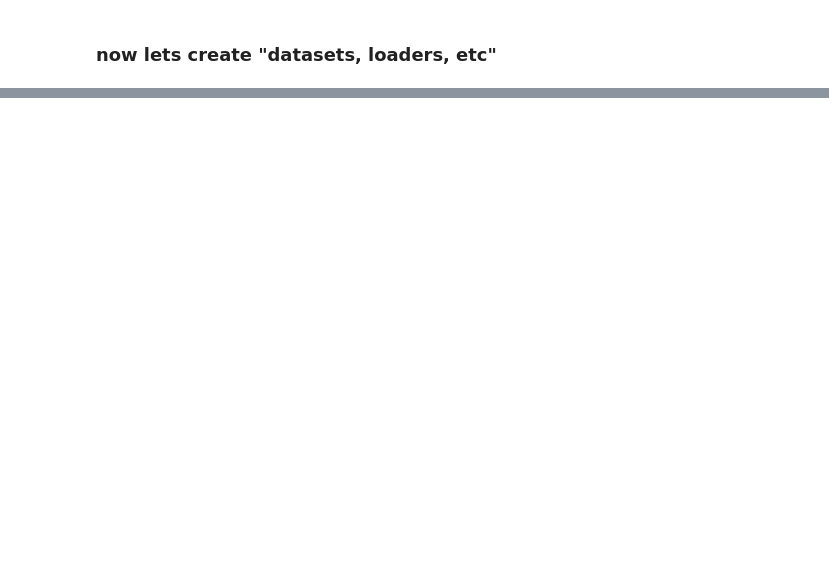
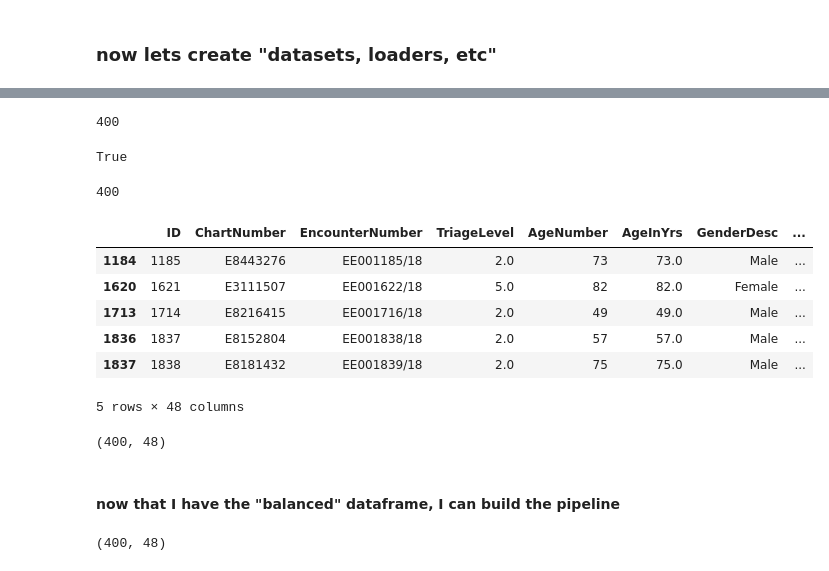
Before and after one commit to Jaskolk/ed-triage, a Jupyter notebook: complex_linear_classifier.ipynb, the cells around one changed output, grey strips where cells are left out. Saved outputs shown, nothing was run; the diff lists cells and outputs as text; code cells hidden in the pictures; blank space fills up the shorter version.

```diff
--- a/complex_linear_classifier.ipynb
+++ b/complex_linear_classifier.ipynb
@@ -598,0 +727,2 @@ plt.plot(cum_loss)
+# %%
+df3 = pd.concat([df1,df2 ], axis = 1)
@@ -598,0 +738,34 @@ plt.plot(cum_loss)
+# %%
+overlap = [x for x in  df3.index if x in balanced_data.index]
+# %%
+len(overlap)
+# %% [output]
+400
+# %%
+sorted(overlap) == sorted(list(balanced_data.index))
+# %% [output]
+True
+# %%
+ltd_data = df3.loc[overlap]
+# %%
+len(ltd_data)
+# %% [output]
+400
+# %%
+balanced = pd.concat([balanced_data, ltd_data], axis = 1)
+
+#tweaking so there's a change to put on github
+# %%
+balanced.head()
+# %% [output]
+|  | ID | ChartNumber | EncounterNumber | TriageLevel | AgeNumber | AgeInYrs | GenderDesc | ... |
+| 1184 | 1185 | E8443276 | EE001185/18 | 2.0 | 73 | 73.0 | Male | ... |
+| 1620 | 1621 | E3111507 | EE001622/18 | 5.0 | 82 | 82.0 | Female | ... |
+| 1713 | 1714 | E8216415 | EE001716/18 | 2.0 | 49 | 49.0 | Male | ... |
+| 1836 | 1837 | E8152804 | EE001838/18 | 2.0 | 57 | 57.0 | Male | ... |
+| 1837 | 1838 | E8181432 | EE001839/18 | 2.0 | 75 | 75.0 | Male | ... |
+5 rows × 48 columns
+# %%
+balanced.shape
+# %% [output]
+(400, 48)
@@ -598,0 +774,6 @@ plt.plot(cum_loss)
+# %% [markdown]
+#### now that I have the "balanced" dataframe, I can build the pipeline
+# %%
+balanced.shape
+# %% [output]
+(400, 48)
```
Also changed, not shown: parts of 68 cells of this notebook, 1 other file.
